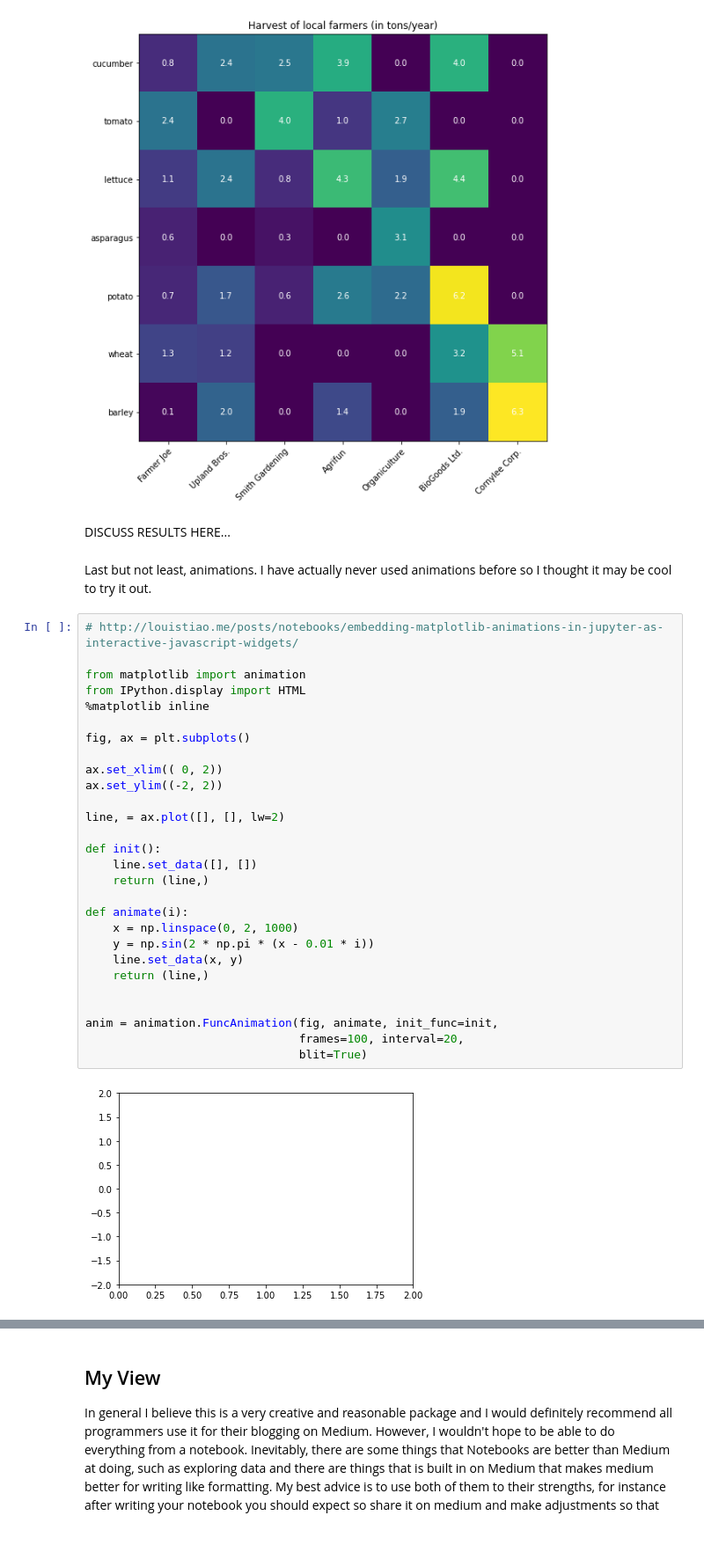
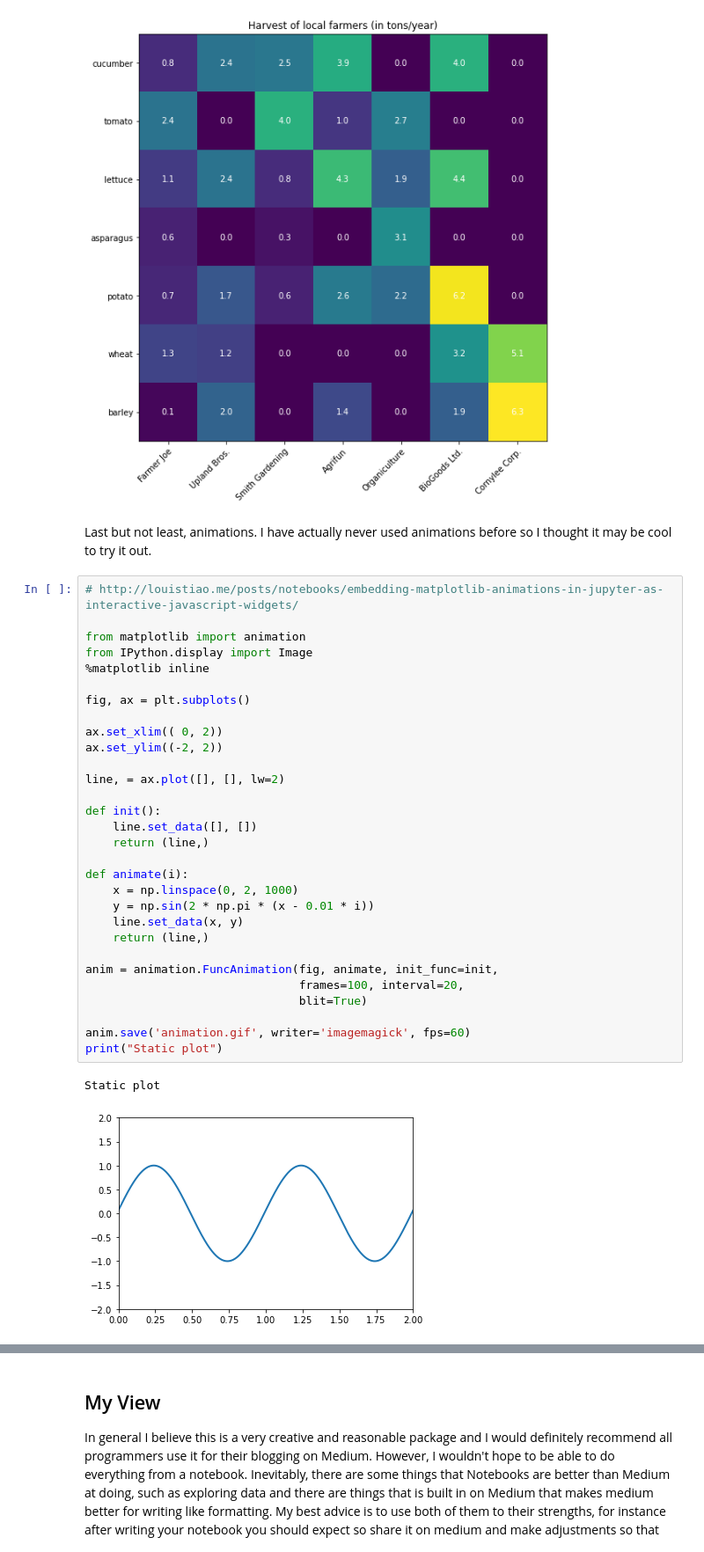
Before and after one commit to kurtispykes/demo, a Jupyter notebook: notebook/kpy_jupyter_to_medium_test.ipynb, the cells around one changed output, grey strips where cells are left out. Shown at 88% size. Cells and saved outputs as stored; diff of their text form.

```diff
--- a/notebook/kpy_jupyter_to_medium_test.ipynb
+++ b/notebook/kpy_jupyter_to_medium_test.ipynb
@@ -99,37 +97,38 @@ fig.tight_layout()
 plt.show()
 # %% [output]
 [figure]
-# %% [markdown]
-DISCUSS RESULTS HERE...
 # %% [markdown]
 Last but not least, animations. I have actually never used animations before so I thought it may be cool to try it out.
 # %%
 # http://louistiao.me/posts/notebooks/embedding-matplotlib-animations-in-jupyter-as-interactive-javascript-widgets/
 
 from matplotlib import animation
-from IPython.display import HTML
+from IPython.display import Image
 %matplotlib inline
 
 fig, ax = plt.subplots()
 
 ax.set_xlim(( 0, 2))
 ax.set_ylim((-2, 2))
 
 line, = ax.plot([], [], lw=2)
 
 def init():
     line.set_data([], [])
     return (line,)
 
 def animate(i):
     x = np.linspace(0, 2, 1000)
     y = np.sin(2 * np.pi * (x - 0.01 * i))
     line.set_data(x, y)
     return (line,)
 
-
 anim = animation.FuncAnimation(fig, animate, init_func=init,
                                frames=100, interval=20,
                                blit=True)
+
+anim.save('animation.gif', writer='imagemagick', fps=60)
+print("Static plot")
 # %% [output]
+Static plot
-[figure, old version]
+[figure, new version]
```
Also changed, not shown: parts of 4 cells of this notebook.
